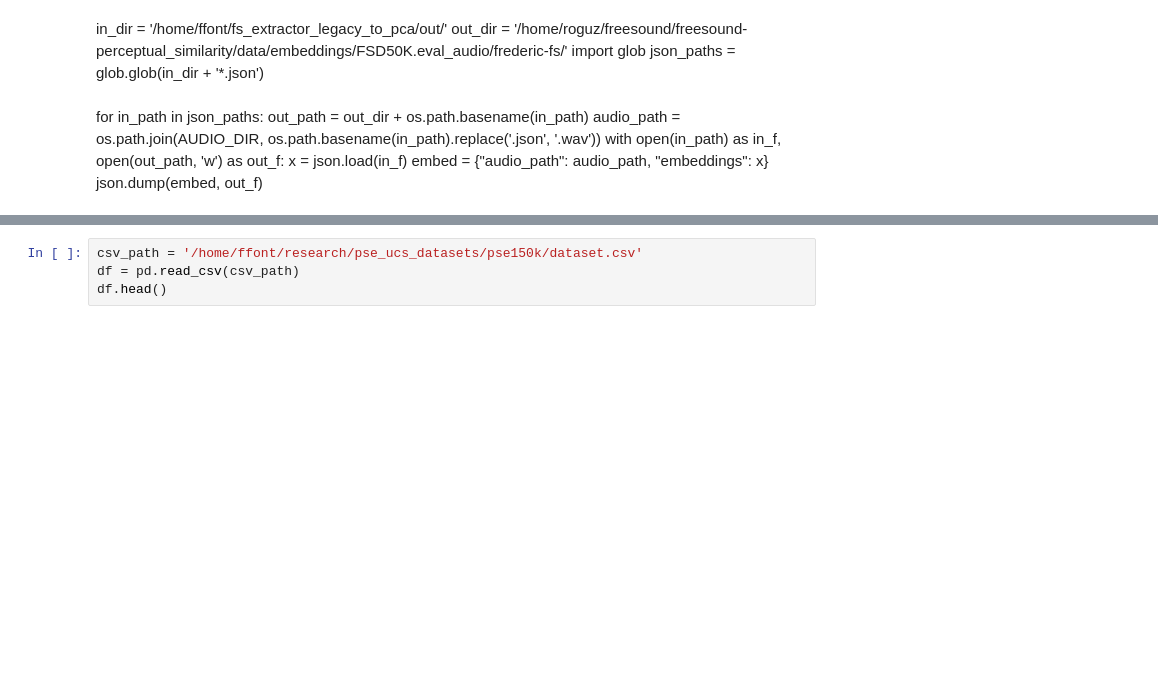
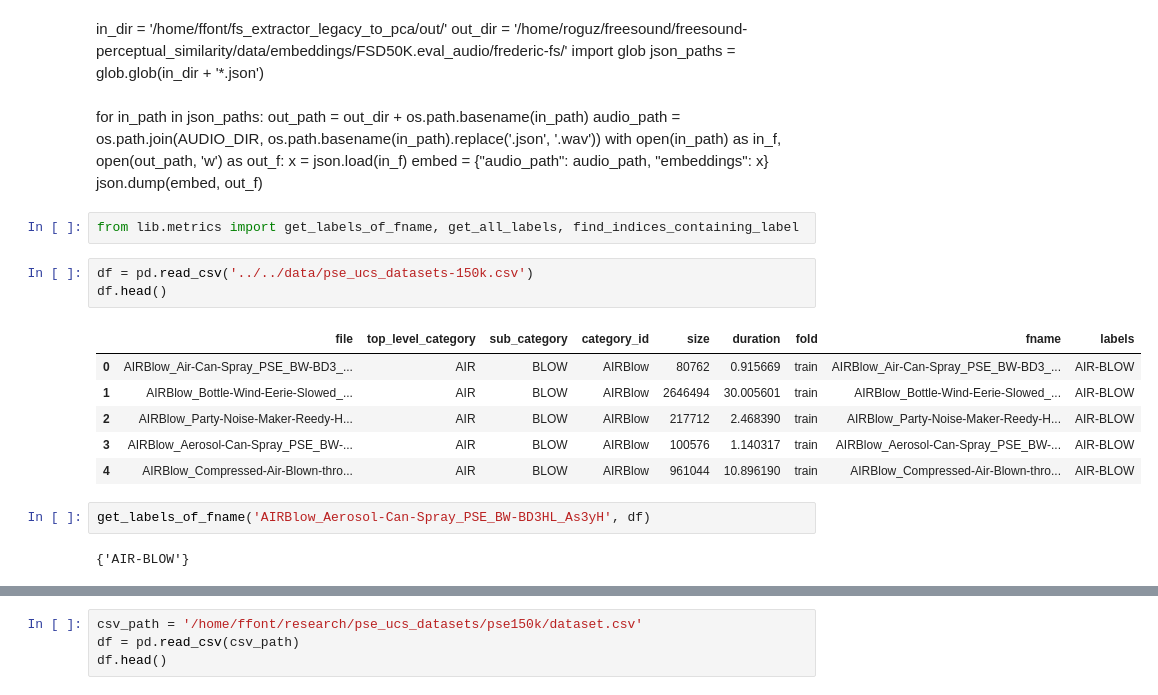
Before and after one commit to raraz15/semantic-sound-similarity, a Jupyter notebook: code/notebooks/dafx_analysis.ipynb, the cells around one changed output, grey strips where cells are left out. Drawn from its saved outputs; the diff is of its cells as text; blank space fills up the shorter version.

```diff
--- a/code/notebooks/dafx_analysis.ipynb
+++ b/code/notebooks/dafx_analysis.ipynb
@@ -53,3 +53,19 @@ for in_path in json_paths:
         x = json.load(in_f)
         embed = {"audio_path": audio_path, "embeddings": x}
         json.dump(embed, out_f)
+# %%
+from lib.metrics import get_labels_of_fname, get_all_labels, find_indices_containing_label
+# %%
+df = pd.read_csv('../../data/pse_ucs_datasets-150k.csv')
+df.head()
+# %% [output]
+|  | file | top_level_category | sub_category | category_id | size | duration | fold | fname | labels |
+| 0 | AIRBlow_Air-Can-Spray_PSE_BW-BD3_... | AIR | BLOW | AIRBlow | 80762 | 0.915669 | train | AIRBlow_Air-Can-Spray_PSE_BW-BD3_... | AIR-BLOW |
+| 1 | AIRBlow_Bottle-Wind-Eerie-Slowed_... | AIR | BLOW | AIRBlow | 2646494 | 30.005601 | train | AIRBlow_Bottle-Wind-Eerie-Slowed_... | AIR-BLOW |
+| 2 | AIRBlow_Party-Noise-Maker-Reedy-H... | AIR | BLOW | AIRBlow | 217712 | 2.468390 | train | AIRBlow_Party-Noise-Maker-Reedy-H... | AIR-BLOW |
+| 3 | AIRBlow_Aerosol-Can-Spray_PSE_BW-... | AIR | BLOW | AIRBlow | 100576 | 1.140317 | train | AIRBlow_Aerosol-Can-Spray_PSE_BW-... | AIR-BLOW |
+| 4 | AIRBlow_Compressed-Air-Blown-thro... | AIR | BLOW | AIRBlow | 961044 | 10.896190 | train | AIRBlow_Compressed-Air-Blown-thro... | AIR-BLOW |
+# %%
+get_labels_of_fname('AIRBlow_Aerosol-Can-Spray_PSE_BW-BD3HL_As3yH', df)
+# %% [output]
+{'AIR-BLOW'}
```
Also changed, not shown: parts of 5 cells of this notebook.
